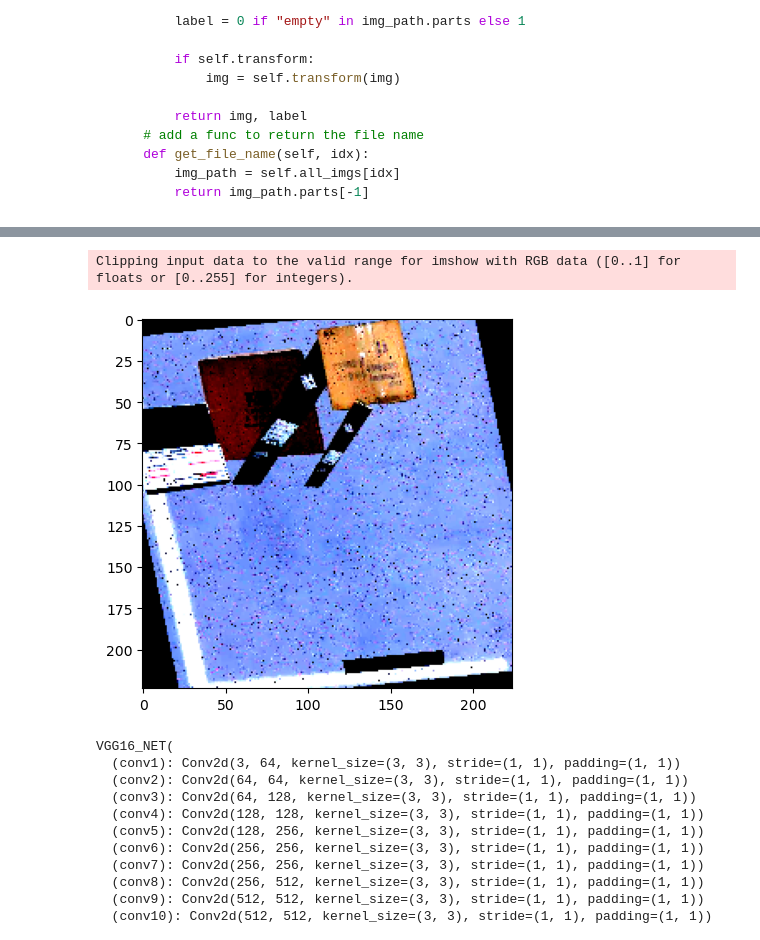
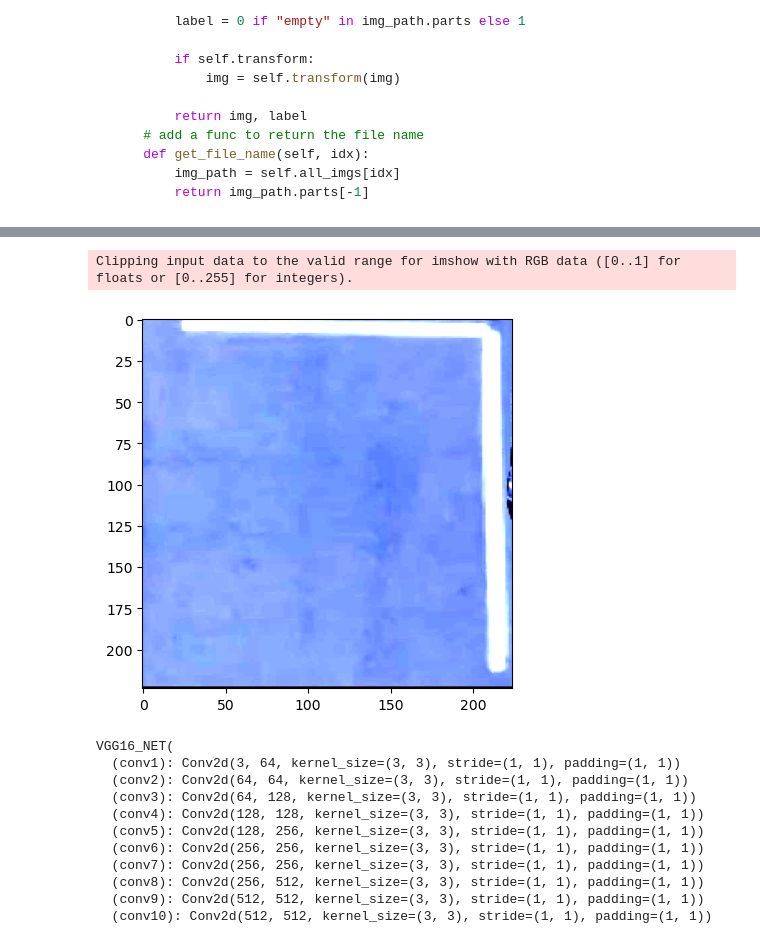
Before and after one commit to sparkcyf/SUSTech_EEE5015_Machine-Learning-and-Artificial-Intelligence, a Jupyter notebook: mid-proj/playgroud.ipynb, the cells around one changed output, grey strips where cells are left out. Saved outputs shown, nothing was run; the diff lists cells and outputs as text; code cells hidden in the pictures.

```diff
--- a/mid-proj/playgroud.ipynb
+++ b/mid-proj/playgroud.ipynb
@@ -52,7 +52,7 @@ from torchvision.io import read_image
 from pathlib import Path
 
 class CustomDataset(Dataset):
-    def __init__(self, img_dir, transform=None, train=True, augment_minority=True, minority_multiplier=int(2000/460)):
+    def __init__(self, img_dir, transform=None, train=True, augment_minority=True, minority_multiplier=int(2000/460)+1):
         self.img_dir = Path(img_dir)
         self.transform = transform
         self.train = train
@@ -100,7 +100,6 @@ class CustomDataset(Dataset):
         return img_path.parts[-1]
 
 # Apply transformations, resize it to 224x224
-# using ResNet18_Weights.IMAGENET1K_V1.transforms
 
 data_transforms = {
     'train': transforms.Compose([
@@ -111,16 +110,16 @@ data_transforms = {
                          std  = [ 0.229, 0.224, 0.225 ]),
     ]),
     'val': transforms.Compose([
-    transforms.RandomRotation(degrees=20),
+    # transforms.RandomRotation(degrees=20),
     transforms.Resize((224,224)),
-    transforms.RandomHorizontalFlip(),
+    # transforms.RandomHorizontalFlip(),
     transforms.Normalize(mean = [ 0.485, 0.456, 0.406 ],
                          std  = [ 0.229, 0.224, 0.225 ]),
     ]),
 }
 # %%
 # Create custom dataset
-full_dataset = CustomDataset('/home/fanqy/research-temp/eee5015/mid-proj/normalized_datasets', transform=data_transforms['train'])
+full_dataset = CustomDataset('/home/fanqy/research-temp/eee5015/mid-proj/normalized_datasets')
 print("Number of empty images:", len(full_dataset.empty_imgs))
 print("Number of occupied images:", len(full_dataset.occupied_imgs))
 print("Total images:", len(full_dataset))
@@ -133,6 +132,10 @@ test_len = len(full_dataset) - train_len - val_len
 # Split the dataset
 train_set, val_set, test_set = random_split(full_dataset, [train_len, val_len, test_len])
 
+train_set.dataset.transform = data_transforms['train']
+val_set.dataset.transform = data_transforms['val']
+test_set.dataset.transform = data_transforms['val']
+
 # Create data loaders
 train_loader = DataLoader(train_set, batch_size=64, shuffle=True, num_workers=4)
 val_loader = DataLoader(val_set, batch_size=64, shuffle=False, num_workers=4)
@@ -172,20 +157,20 @@ torch.Size([3, 224, 224])
 # %%
 # plot some fig from train set
 def imshow(inp, title=None):
     """Imshow for Tensor."""
     inp = inp.numpy().transpose((1, 2, 0))
     # mean = np.array([0.485, 0.456, 0.406])
     # std = np.array([0.229, 0.224, 0.225])
     # inp = std * inp + mean
     # inp = np.clip(inp, 0, 1)
     plt.imshow(inp)
     if title is not None:
         plt.title(title)
 
-imshow(train_set[1][0])
+imshow(val_set[102][0])
 # %% [output]
 Clipping input data to the valid range for imshow with RGB data ([0..1] for floats or [0..255] for integers).
-[figure, old version]
+[figure, new version]
 # %%
 class VGG16_NET(nn.Module):
     def __init__(self):
```
Also changed, not shown: parts of 9 cells of this notebook.
